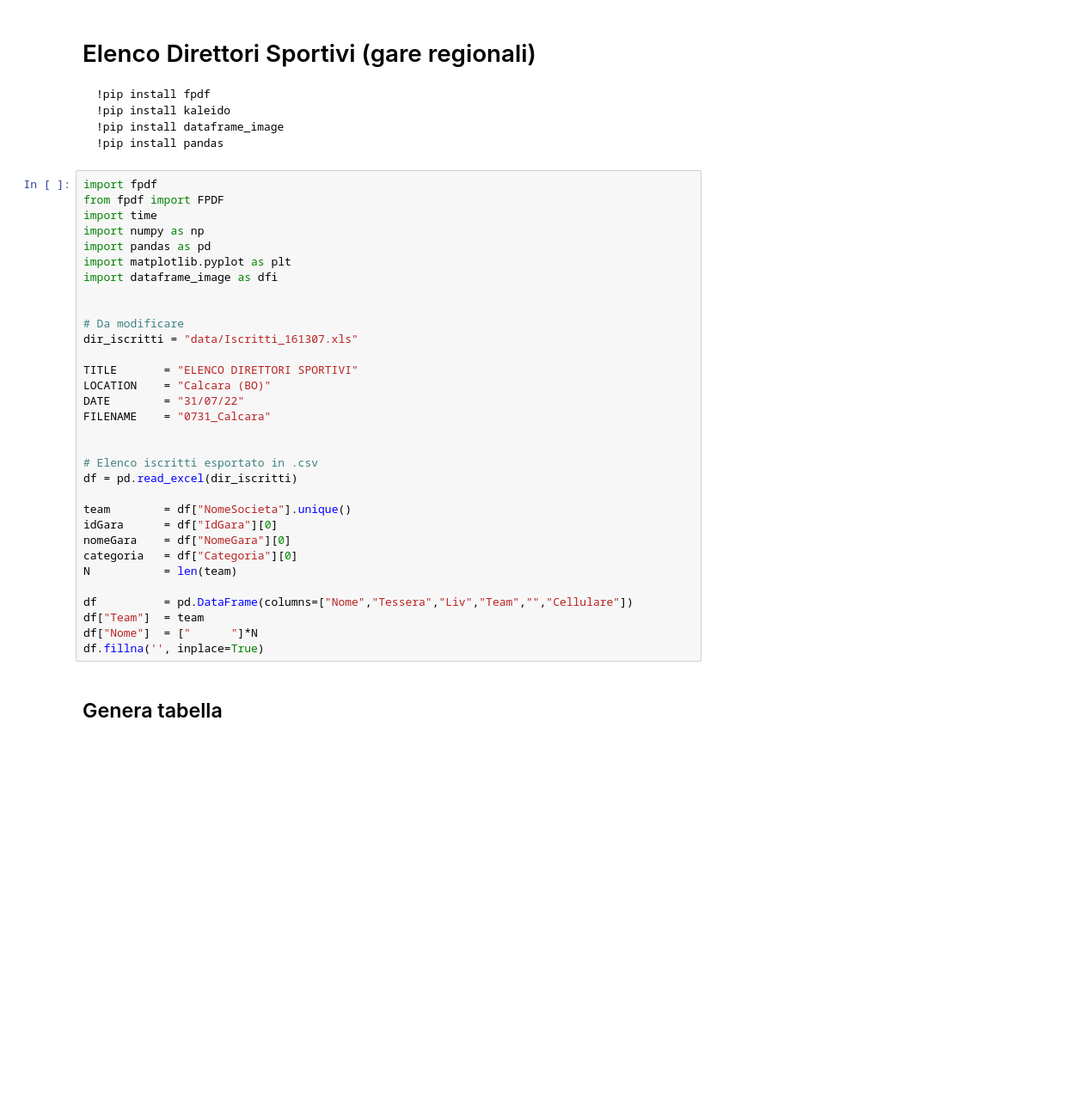
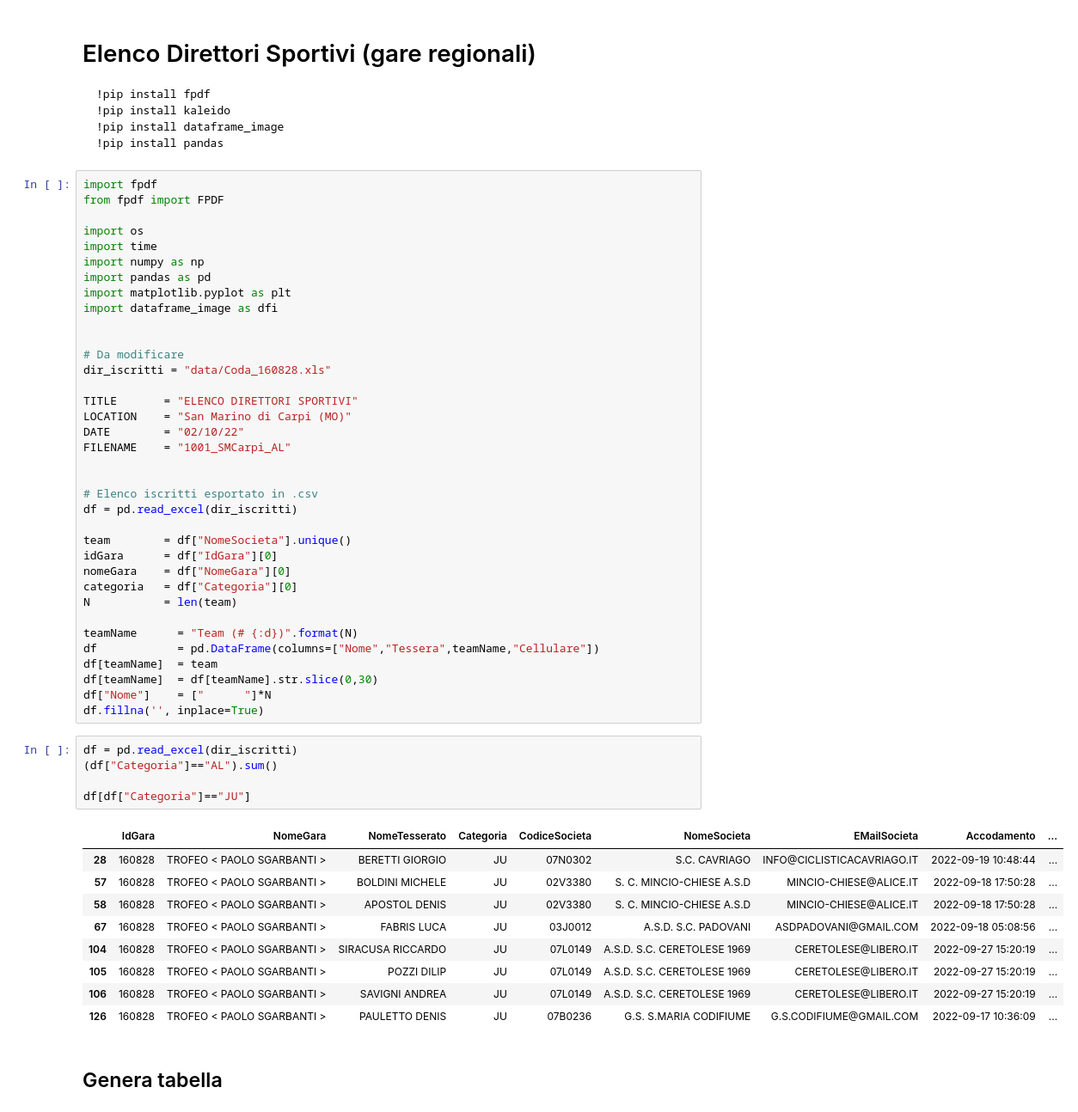
Before and after one commit to nicoborghi/commissaire, a Jupyter notebook: FCI_ElencoDS.ipynb, the cells around one changed output. Shown at 86% size. Drawn from its saved outputs; the diff is of its cells as text; blank space fills up the shorter version.

```diff
--- a/FCI_ElencoDS.ipynb
+++ b/FCI_ElencoDS.ipynb
@@ -9,6 +9,8 @@
 # %%
 import fpdf
 from fpdf import FPDF
+
+import os
 import time
 import numpy as np
 import pandas as pd
@@ -17,12 +19,12 @@ import dataframe_image as dfi
 
 
 # Da modificare
-dir_iscritti = "data/Iscritti_161307.xls"
+dir_iscritti = "data/Coda_160828.xls"
 
 TITLE       = "ELENCO DIRETTORI SPORTIVI"
-LOCATION    = "Calcara (BO)"
-DATE        = "31/07/22"
-FILENAME    = "0731_Calcara"
+LOCATION    = "San Marino di Carpi (MO)"
+DATE        = "02/10/22"
+FILENAME    = "1001_SMCarpi_AL"
 
 
 # Elenco iscritti esportato in .csv
@@ -34,10 +36,27 @@ nomeGara    = df["NomeGara"][0]
 categoria   = df["Categoria"][0]
 N           = len(team)
 
-df          = pd.DataFrame(columns=["Nome","Tessera","Liv","Team","","Cellulare"])
-df["Team"]  = team
-df["Nome"]  = ["      "]*N
+teamName      = "Team (# {:d})".format(N)
+df            = pd.DataFrame(columns=["Nome","Tessera",teamName,"Cellulare"])
+df[teamName]  = team
+df[teamName]  = df[teamName].str.slice(0,30)
+df["Nome"]    = ["      "]*N
 df.fillna('', inplace=True)
+# %%
+df = pd.read_excel(dir_iscritti)
+(df["Categoria"]=="AL").sum()
+
+df[df["Categoria"]=="JU"]
+# %% [output]
+|  | IdGara | NomeGara | NomeTesserato | Categoria | CodiceSocieta | NomeSocieta | EMailSocieta | Accodamento | ... |
+| 28 | 160828 | TROFEO < PAOLO SGARBANTI > | BERETTI GIORGIO | JU | 07N0302 | S.C. CAVRIAGO | INFO@CICLISTICACAVRIAGO.IT | 2022-09-19 10:48:44 | ... |
+| 57 | 160828 | TROFEO < PAOLO SGARBANTI > | BOLDINI MICHELE | JU | 02V3380 | S. C. MINCIO-CHIESE A.S.D | MINCIO-CHIESE@ALICE.IT | 2022-09-18 17:50:28 | ... |
+| 58 | 160828 | TROFEO < PAOLO SGARBANTI > | APOSTOL DENIS | JU | 02V3380 | S. C. MINCIO-CHIESE A.S.D | MINCIO-CHIESE@ALICE.IT | 2022-09-18 17:50:28 | ... |
+| 67 | 160828 | TROFEO < PAOLO SGARBANTI > | FABRIS LUCA | JU | 03J0012 | A.S.D. S.C. PADOVANI | ASDPADOVANI@GMAIL.COM | 2022-09-18 05:08:56 | ... |
+| 104 | 160828 | TROFEO < PAOLO SGARBANTI > | SIRACUSA RICCARDO | JU | 07L0149 | A.S.D. S.C. CERETOLESE 1969 | CERETOLESE@LIBERO.IT | 2022-09-27 15:20:19 | ... |
+| 105 | 160828 | TROFEO < PAOLO SGARBANTI > | POZZI DILIP | JU | 07L0149 | A.S.D. S.C. CERETOLESE 1969 | CERETOLESE@LIBERO.IT | 2022-09-27 15:20:19 | ... |
+| 106 | 160828 | TROFEO < PAOLO SGARBANTI > | SAVIGNI ANDREA | JU | 07L0149 | A.S.D. S.C. CERETOLESE 1969 | CERETOLESE@LIBERO.IT | 2022-09-27 15:20:19 | ... |
+| 126 | 160828 | TROFEO < PAOLO SGARBANTI > | PAULETTO DENIS | JU | 07B0236 | G.S. S.MARIA CODIFIUME | G.S.CODIFIUME@GMAIL.COM | 2022-09-17 10:36:09 | ... |
 # %% [markdown]
 ## Genera tabella
 # %%
```
Also changed, not shown: parts of 4 cells of this notebook, 10 other files.
